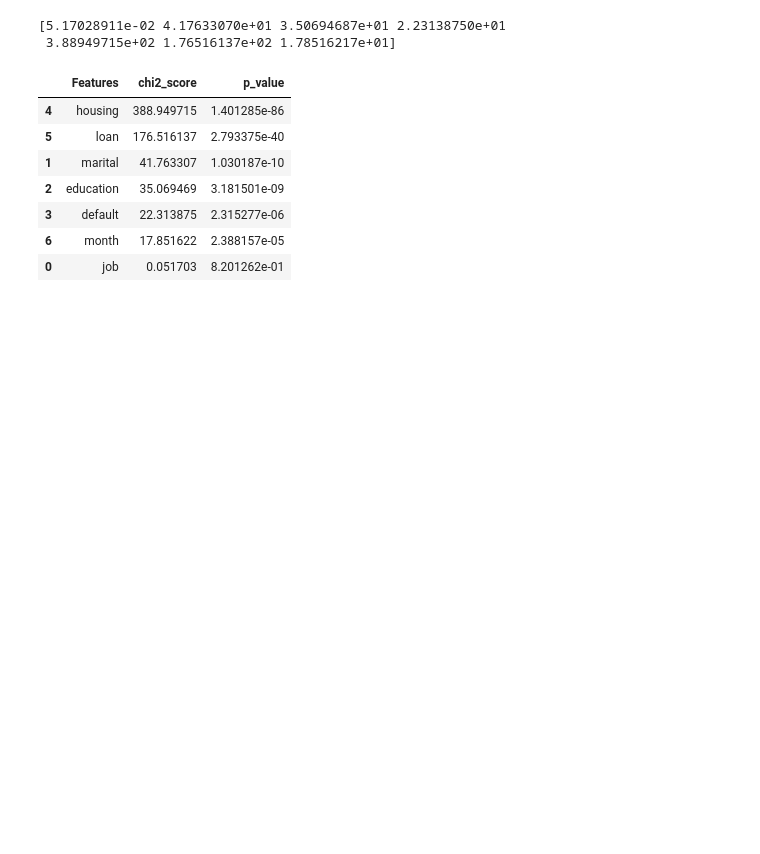
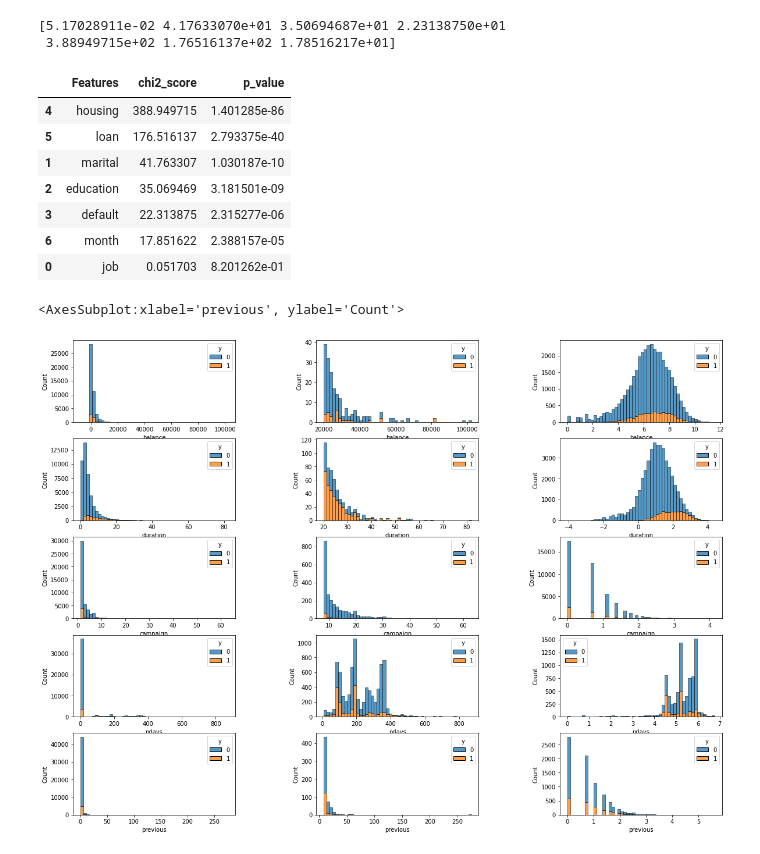
Before and after one commit to RohitVarre/Bank-Term-deposit-prediction, a Jupyter notebook: Machine Learning - Project Bank.ipynb, the cells around one changed output. Cells and saved outputs as stored; diff of their text form; code cells hidden in the pictures; blank space fills up the shorter version.

```diff
--- a/Machine Learning - Project Bank.ipynb
+++ b/Machine Learning - Project Bank.ipynb
@@ -212,3 +163,34 @@ chi2
 | 3 | default | 22.313875 | 2.315277e-06 |
 | 6 | month | 17.851622 | 2.388157e-05 |
 | 0 | job | 0.051703 | 8.201262e-01 |
+# %%
+fig, axes = plt.subplots(nrows=5, ncols=3, figsize=(20,15))
+fig.subplots_adjust(hspace =.2, wspace=.5)
+#Balance
+sns.histplot(data=df,x="balance",hue="y",bins=50,multiple="stack",ax=axes[0,0])
+check = df[df['balance']>20000]
+sns.histplot(data=check,x="balance",hue="y",bins=50,multiple="stack",ax = axes[0,1])
+sns.histplot(x=np.log(df["balance"]),bins=50,ax = axes[0,2],hue = df['y'],multiple="stack")
+#Duration
+sns.histplot(data=df,x="duration",hue="y",bins=50,multiple="stack",ax = axes[1,0])
+check = df[df['duration']>20]
+sns.histplot(data=check,x="duration",hue="y",bins=50,multiple="stack",ax = axes[1,1])
+sns.histplot(x=np.log(df["duration"]),bins=50,ax = axes[1,2],hue = df['y'],multiple="stack")
+#Campaign
+sns.histplot(data=df,x="campaign",hue="y",bins=50,multiple="stack",ax = axes[2,0])
+check = df[df['campaign']>7]
+sns.histplot(data=check,x="campaign",hue="y",bins=50,multiple="stack",ax = axes[2,1])
+sns.histplot(x=np.log(df["campaign"]),bins=50,ax = axes[2,2],hue = df['y'],multiple="stack")
+#Pdays
+sns.histplot(data=df,x="pdays",hue="y",bins=50,multiple="stack",ax = axes[3,0])
+check = df[df['pdays']>7]
+sns.histplot(data=check,x="pdays",hue="y",bins=50,multiple="stack",ax = axes[3,1])
+sns.histplot(x=np.log(df["pdays"]),bins=50,ax = axes[3,2],hue = df['y'],multiple="stack")
+#Previous
+sns.histplot(data=df,x="previous",hue="y",bins=50,multiple="stack",ax = axes[4,0])
+check = df[df['previous']>7]
+sns.histplot(data=check,x="previous",hue="y",bins=50,multiple="stack",ax = axes[4,1])
+sns.histplot(x=np.log(df["previous"]),bins=50,ax = axes[4,2],hue = df['y'],multiple="stack")
+# %% [output]
+<AxesSubplot:xlabel='previous', ylabel='Count'>
+[figure, added]
```
Also changed, not shown: parts of 30 cells of this notebook.
